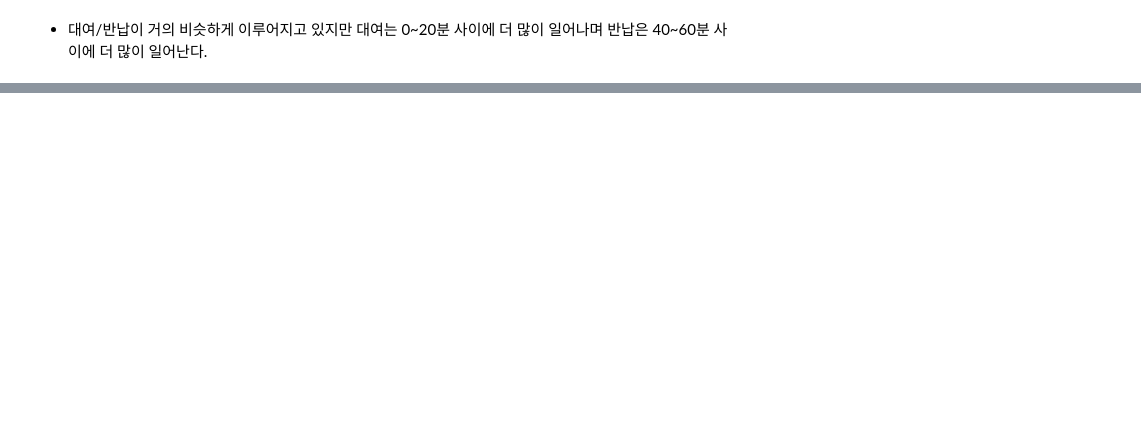
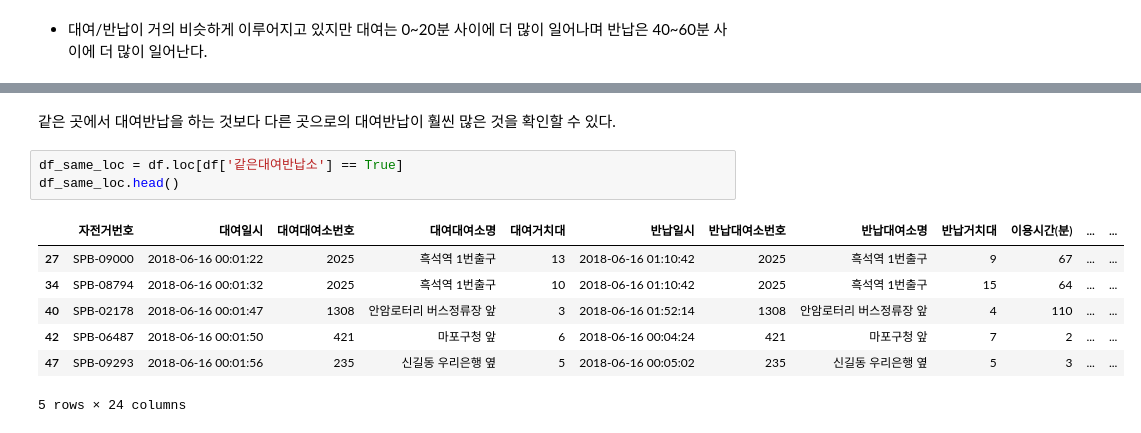
Before and after one commit to corazzon/OpenDataWrangling, a Jupyter notebook: seoul-bike-01.ipynb, the cells around one changed output, grey strips where cells are left out. Saved outputs shown, nothing was run; the diff lists cells and outputs as text; blank space fills up the shorter version.

```diff
--- a/seoul-bike-01.ipynb
+++ b/seoul-bike-01.ipynb
@@ -463,0 +496,13 @@ print(df_minute.shape)
+# %% [markdown]
+같은 곳에서 대여반납을 하는 것보다 다른 곳으로의 대여반납이 훨씬 많은 것을 확인할 수 있다.
+# %%
+df_same_loc = df.loc[df['같은대여반납소'] == True]
+df_same_loc.head()
+# %% [output]
+|  | 자전거번호 | 대여일시 | 대여대여소번호 | 대여대여소명 | 대여거치대 | 반납일시 | 반납대여소번호 | 반납대여소명 | 반납거치대 | 이용시간(분) | ... | ... |
+| 27 | SPB-09000 | 2018-06-16 00:01:22 | 2025 | 흑석역 1번출구 | 13 | 2018-06-16 01:10:42 | 2025 | 흑석역 1번출구 | 9 | 67 | ... | ... |
+| 34 | SPB-08794 | 2018-06-16 00:01:32 | 2025 | 흑석역 1번출구 | 10 | 2018-06-16 01:10:42 | 2025 | 흑석역 1번출구 | 15 | 64 | ... | ... |
+| 40 | SPB-02178 | 2018-06-16 00:01:47 | 1308 | 안암로터리 버스정류장 앞 | 3 | 2018-06-16 01:52:14 | 1308 | 안암로터리 버스정류장 앞 | 4 | 110 | ... | ... |
+| 42 | SPB-06487 | 2018-06-16 00:01:50 | 421 | 마포구청 앞 | 6 | 2018-06-16 00:04:24 | 421 | 마포구청 앞 | 7 | 2 | ... | ... |
+| 47 | SPB-09293 | 2018-06-16 00:01:56 | 235 | 신길동 우리은행 옆 | 5 | 2018-06-16 00:05:02 | 235 | 신길동 우리은행 옆 | 5 | 3 | ... | ... |
+5 rows × 24 columns
```
Also changed, not shown: parts of 15 cells of this notebook.
